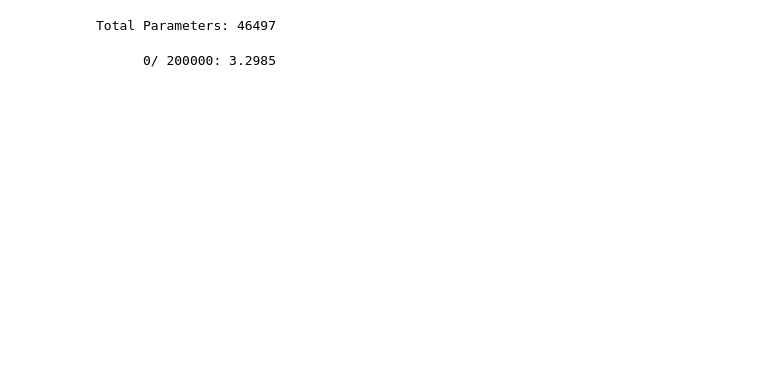
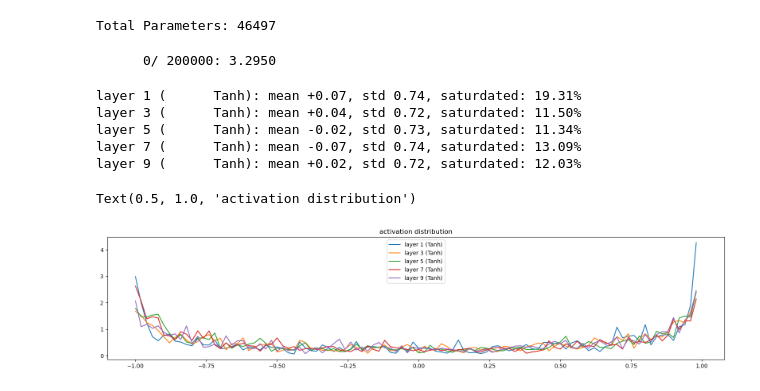
Before and after one commit to blackbird71SR/CharacterLLMs, a Jupyter notebook: build_makemore_part2.ipynb, the cells around one changed output. Drawn from its saved outputs; the diff is of its cells as text; code cells hidden in the pictures; blank space fills up the shorter version.

```diff
--- a/build_makemore_part2.ipynb
+++ b/build_makemore_part2.ipynb
@@ -795,10 +918,11 @@ layers, parameters = initializeWeights(n_vocab, BLOCK_SIZE, N_EMBED, N_HIDDEN)
 # %% [output]
 Total Parameters: 46497
 # %%
-def trainModel(X, Y, layers, parameters, static_parameters, block_size, n_embed, n_epochs, batch_size):
+def trainModel(X, Y, layers, parameters, block_size, n_embed, n_epochs, batch_size):
   # C, W1, b1, bngain, bnbias, W2, b2 = parameters
   # bnmean_running, bnstd_running = static_parameters
   lossi = []
+  ud = []
 
   for epoch in range(n_epochs):
 
@@ -827,15 +951,38 @@ def trainModel(X, Y, layers, parameters, static_parameters, block_size, n_embed,
 
     # Track Stats
     lossi.append(loss.log10().item())
+    with torch.no_grad():
+      ud.append([(lr*p.grad.std()/p.data.std()).log10().item() for p in parameters])
     if epoch % 10000 == 0:
       print(f'{epoch:7d}/{n_epochs:7d}: {loss.item():.4f}')
 
-    break
+    if epoch > 1000:
+      break
 
   # trainedParameters = [C, W1, b1, bngain, bnbias, W2, b2]
   # staticParameters = [bnmean_running, bnstd_running]
-  # return lossi, trainedParameters, staticParameters
+  return lossi, ud, parameters
 
-trainModel(Xtr, Ytr, layers, parameters, static_parameters, BLOCK_SIZE, N_EMBED, N_EPOCHS, BATCH_SIZE)
+lossi, ud, parameters = trainModel(Xtr, Ytr, layers, parameters, BLOCK_SIZE, N_EMBED, N_EPOCHS, BATCH_SIZE)
 # %% [output]
-      0/ 200000: 3.2985
+      0/ 200000: 3.2950
+# %%
+plt.figure(figsize=(20,4))
+legends=[]
+for i,layer in enumerate(layers[:-1]):
+  if isinstance(layer, Tanh):
+    t = layer.out
+    print('layer %d (%10s): mean %+.2f, std %.2f, saturdated: %.2f%%' % (i, layer.__class__.__name__, t.mean(), t.std(), (t.abs() > 0.97).float().mean() * 100))
+    hy, hx = torch.histogram(t, density=True)
+    plt.plot(hx[:-1].detach(), hy.detach())
+    legends.append(f'layer {i} ({layer.__class__.__name__})')
+plt.legend(legends)
+plt.title('activation distribution')
+# %% [output]
+layer 1 (      Tanh): mean +0.07, std 0.74, saturdated: 19.31%
+layer 3 (      Tanh): mean +0.04, std 0.72, saturdated: 11.50%
+layer 5 (      Tanh): mean -0.02, std 0.73, saturdated: 11.34%
+layer 7 (      Tanh): mean -0.07, std 0.74, saturdated: 13.09%
+layer 9 (      Tanh): mean +0.02, std 0.72, saturdated: 12.03%
+Text(0.5, 1.0, 'activation distribution')
+[figure, added]
```
Also changed, not shown: parts of 12 cells of this notebook.
